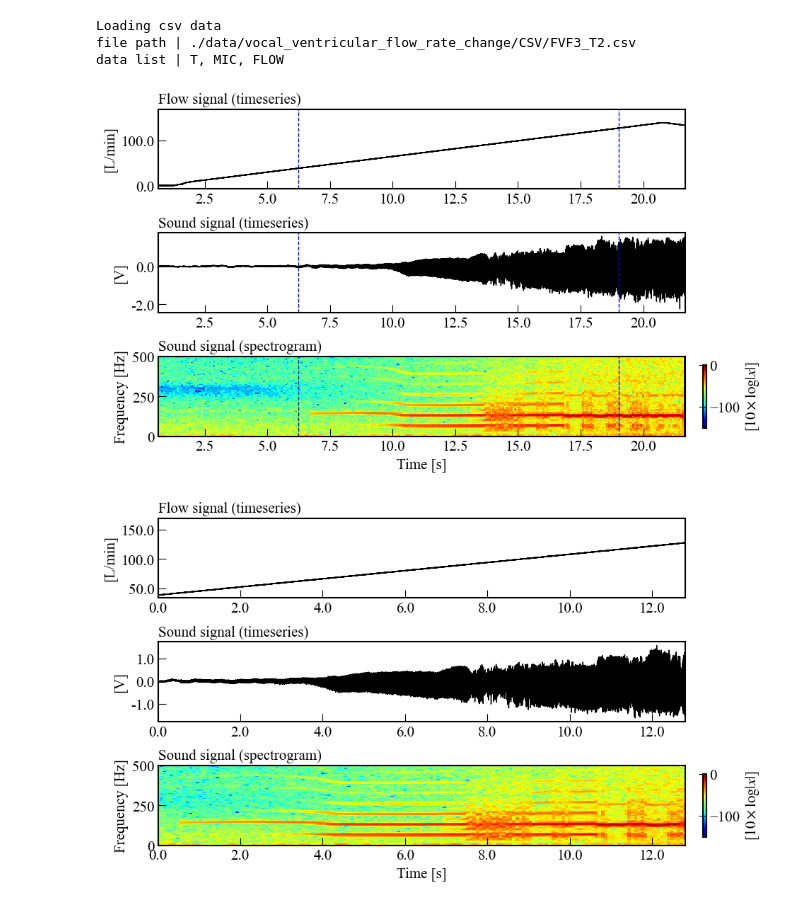
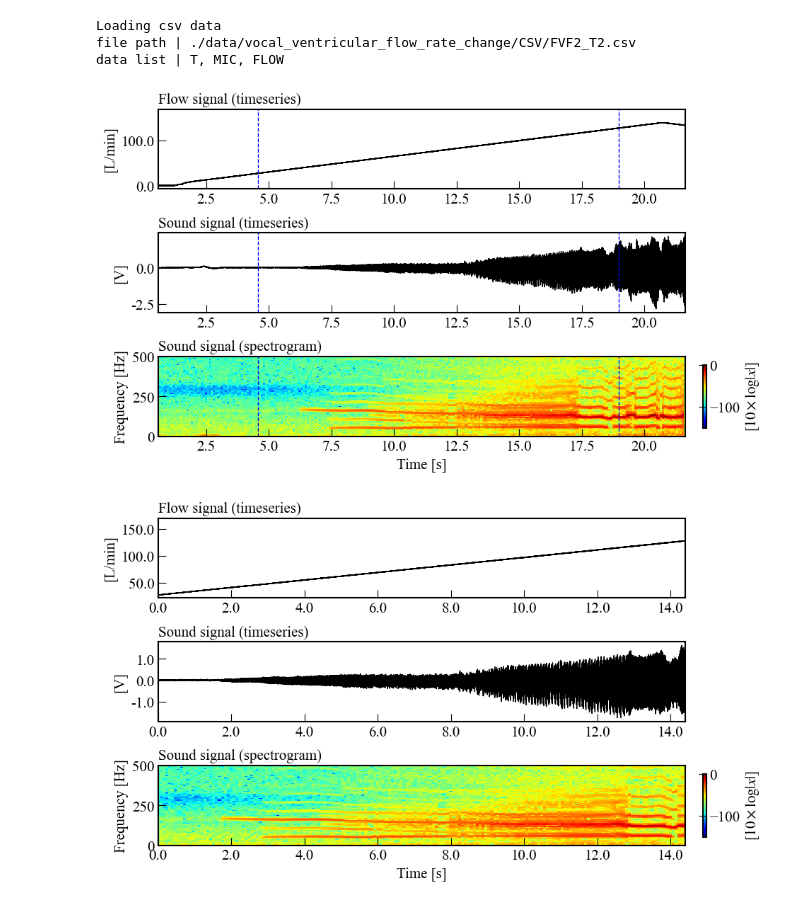
Before and after one commit to TakumiInoue0628/analysis-of-vocal-fold-system-based-on-nonlinear-dynamics-theory-using-machine-learning, a Jupyter notebook: report/20241022/01_03_experimental_data_bifurcation.ipynb, the cells around one changed output. Saved outputs shown, nothing was run; the diff lists cells and outputs as text; code cells hidden in the pictures.

```diff
--- a/report/20241022/01_03_experimental_data_bifurcation.ipynb
+++ b/report/20241022/01_03_experimental_data_bifurcation.ipynb
@@ -58,33 +58,33 @@ def visualization(data_name, steady_range, serch_size, bins):
     figure.timeseries_attractor_powerspectra(time, mic, tau, n_plt=1000,
                                              x_lim=[-4.5, 4.5], f_lim=[0, 200], p_lim=[None, 1.3])
 # %%
-data_name = 'FVF3_T2'
-steady_range = [70000, 230000]
+data_name = 'FVF2_T2'
+steady_range = [50000, 230000]
 
 ### Load csv
 [time_all, mic_all, flow_all] = LoadCSV(file_path=CSV_DATA_DIR+data_name+'.csv',
                                         data_name_list=['T', 'MIC', 'FLOW'],
                                         sample_span=[0, None])
 flow_all *= flow_rate
 
 ### Figure
 figure.flow_timeseries_spectrogram(time_all, flow_all, mic_all, stfft_params,
                                 title='Sound signal', ylabel=r'[V]',
                                 ylim_flow=(None, 170), ylim_signal=(None, None),
                                 steady_range=steady_range)
 
 time, mic, flow = time_all[steady_range[0]:steady_range[-1]], mic_all[steady_range[0]:steady_range[-1]], flow_all[steady_range[0]:steady_range[-1]]
 time -= time[0]
 figure.flow_timeseries_spectrogram(time, flow, mic, stfft_params,
                                 title='Sound signal', ylabel=r'[V]',
                                 ylim_flow=(None, 170), ylim_signal=(None, None),
                                 steady_range=[None, None])
 # %% [output]
 Loading csv data
-file path | ./data/vocal_ventricular_flow_rate_change/CSV/FVF3_T2.csv
+file path | ./data/vocal_ventricular_flow_rate_change/CSV/FVF2_T2.csv
 data list | T, MIC, FLOW
-[figure, old version]
+[figure, new version]
-[figure, old version]
+[figure, new version]
 # %%
 parameter_data = flow
 signal_data = mic
```
Also changed, not shown: parts of 5 cells of this notebook, 21 other files.
